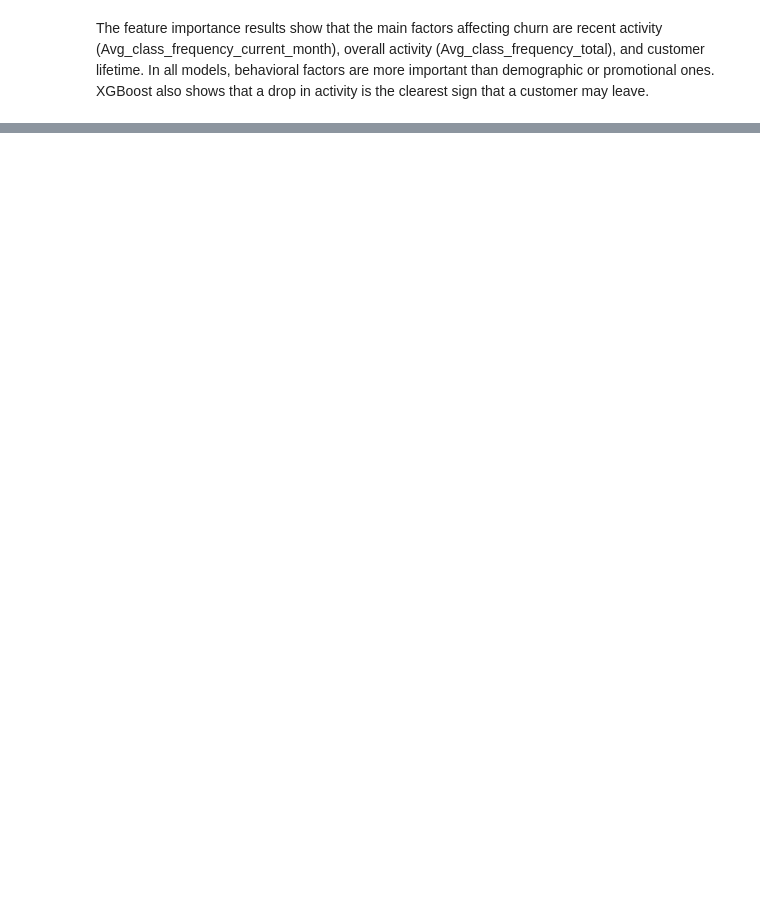
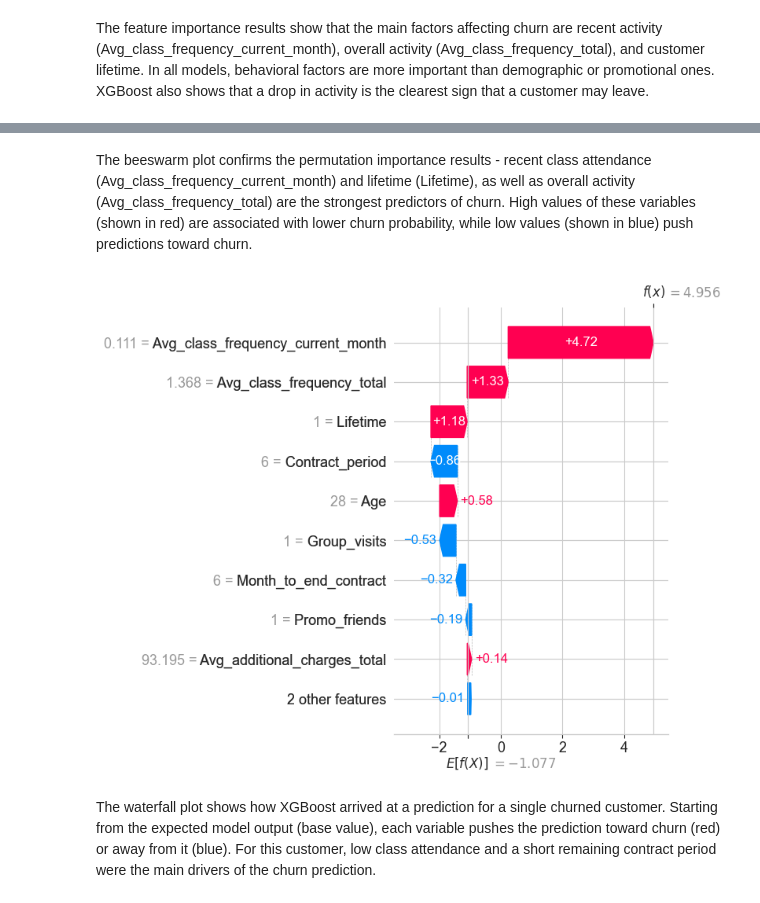
Before and after one commit to kornelia-kozaczewska/churn-prediction, a Jupyter notebook: churn-prediction.ipynb, the cells around one changed output, grey strips where cells are left out. Cells and saved outputs as stored; diff of their text form; code cells hidden in the pictures; blank space fills up the shorter version.

```diff
--- a/churn-prediction.ipynb
+++ b/churn-prediction.ipynb
@@ -537,0 +553,14 @@ The feature importance results show that the main factors affecting churn are re
+# %% [markdown]
+The beeswarm plot confirms the permutation importance results - recent class attendance (Avg_class_frequency_current_month) and lifetime (Lifetime), as well as overall activity (Avg_class_frequency_total) are the strongest predictors of churn. High values of these variables (shown in red) are associated with lower churn probability, while low values (shown in blue) push predictions toward churn.
+# %%
+# Correctly predicted churner - shows what drove the prediction
+y_pred_xgb = xgb.predict(X_test)
+sample_idx = next(i for i, (actual, pred) in enumerate(zip(y_test, y_pred_xgb)) if actual == 1 and pred == 1)
+
+shap.plots.waterfall(shap_values[sample_idx], show=False)
+plt.tight_layout()
+plt.show()
+# %% [output]
+[figure, added]
+# %% [markdown]
+The waterfall plot shows how XGBoost arrived at a prediction for a single churned customer. Starting from the expected model output (base value), each variable pushes the prediction toward churn (red) or away from it (blue). For this customer, low class attendance and a short remaining contract period were the main drivers of the churn prediction.
```
Also changed, not shown: parts of 6 cells of this notebook, 2 other files.
